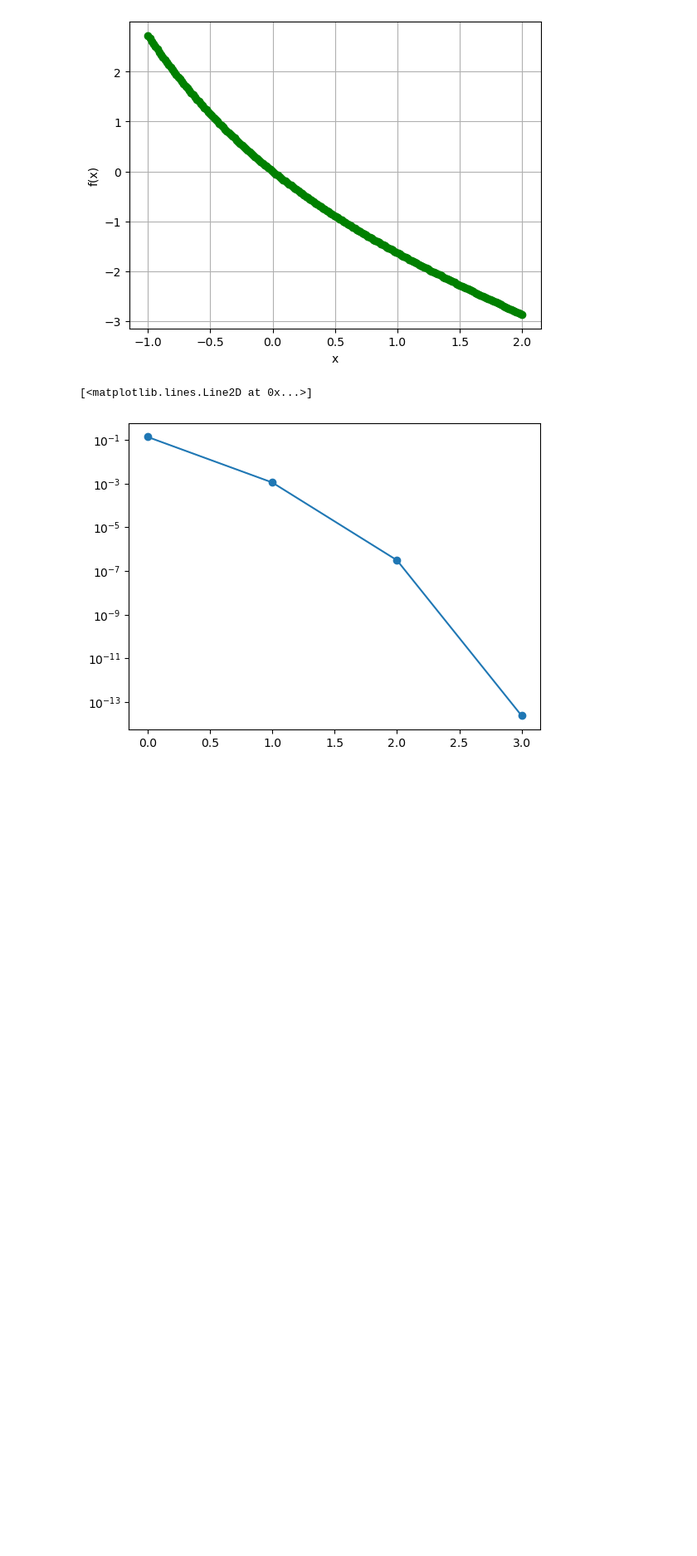
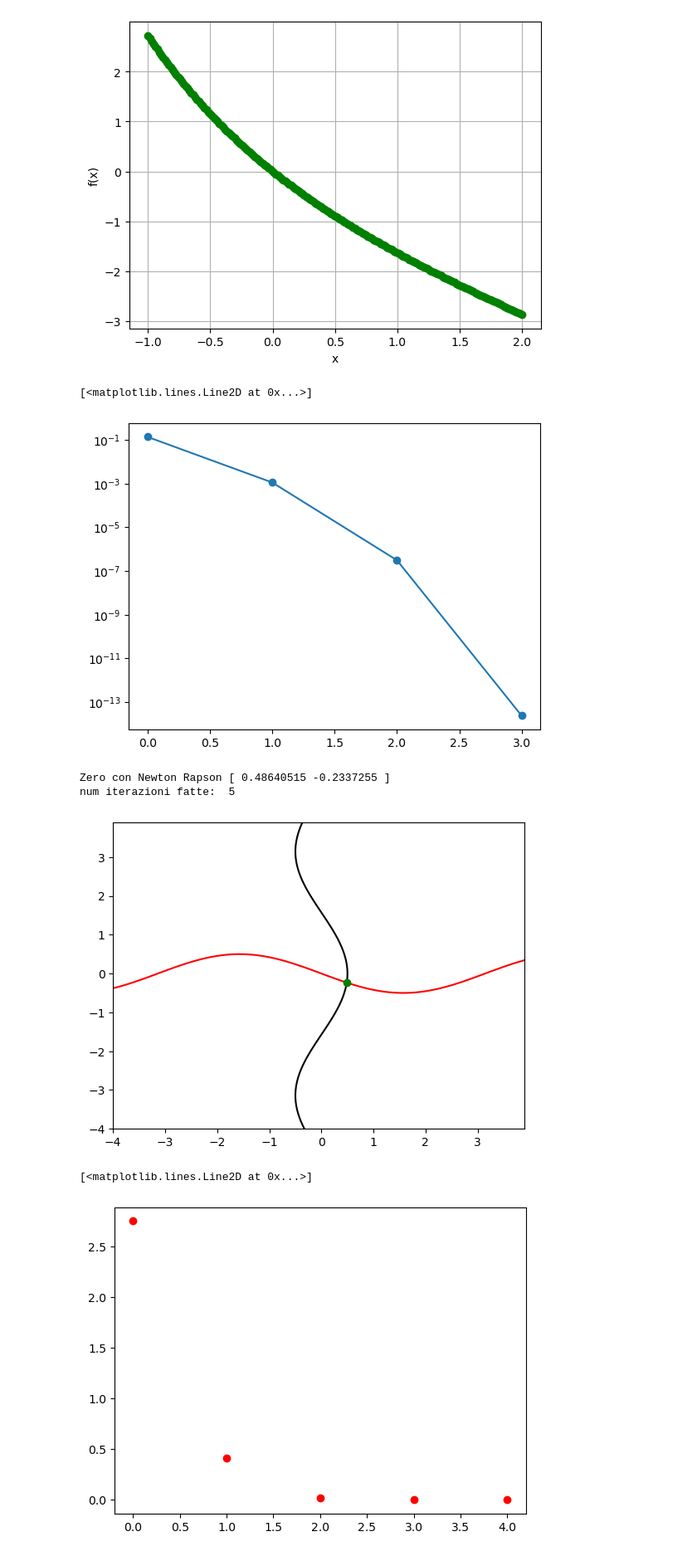
Before and after one commit to Giock24/Metodi-Numerici-Lab, a Jupyter notebook: Lezione 6/Esercitazione_6.ipynb, the cells around one changed output. Shown: that part at 83% size. Saved outputs shown, nothing was run; the diff lists cells and outputs as text; code cells hidden in the pictures; blank space fills up the shorter version.

```diff
--- a/Lezione 6/Esercitazione_6.ipynb
+++ b/Lezione 6/Esercitazione_6.ipynb
@@ -307,0 +365,23 @@ plt.semilogy(range(it_n), err_newton, 'o-')
+# %%
+x0 = np.array([-1,1]) # NON può essere una lista se no da errore
+nmax = 100
+tolx=1e-10
+tolf=1e-10
+# NR = Newton Raphson
+zeroNR, contNR, XmNR = my_newtonSys(F, Jac, x0, tolx, tolf, nmax)
+print("Zero con Newton Rapson", zeroNR)
+print("num iterazioni fatte: ", contNR)
+# %% [output]
+Zero con Newton Rapson [ 0.48640515 -0.2337255 ]
+num iterazioni fatte:  5
+# %%
+plt.contour(X, Y, Z1, levels=[0], colors='black')
+plt.contour(X, Y, Z2, levels=[0], colors='red')
+plt.plot(zeroNR[0], zeroNR[1], 'go')
+plt.show()
+# differenza tra iterati successivi, l'errore
+plt.plot(range(contNR), XmNR, 'ro')
+# %% [output]
+[figure, added]
+[<matplotlib.lines.Line2D at 0x...>]
+[figure, added]
```
Also changed, not shown: parts of 7 cells of this notebook, 1 other file.
